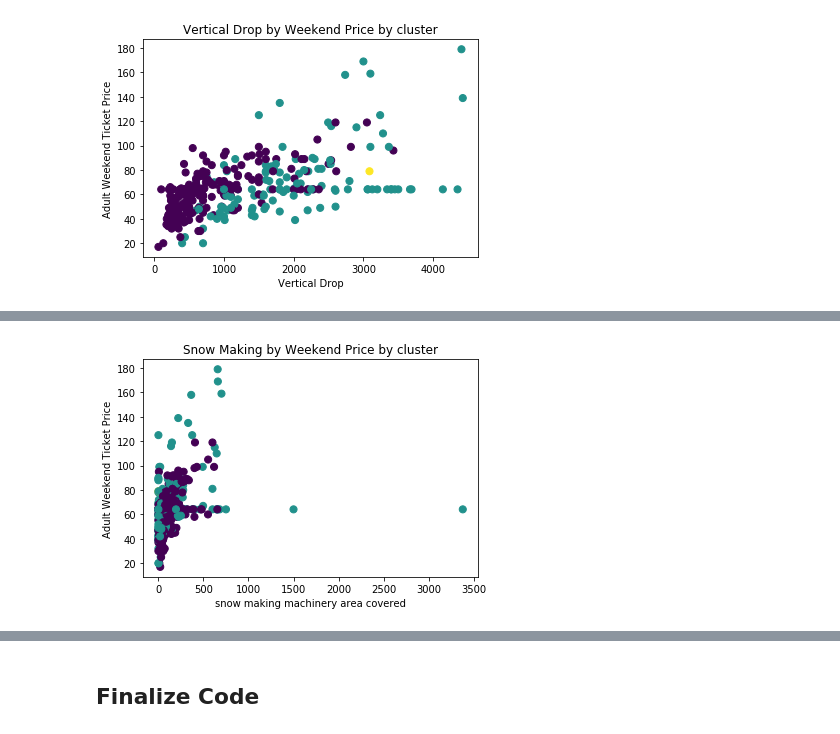
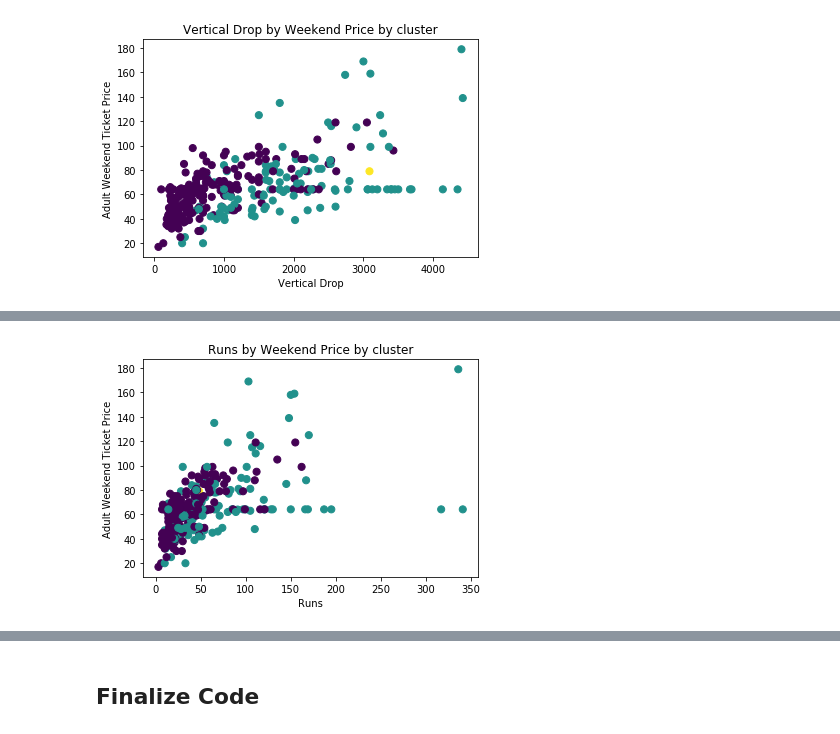
Before and after one commit to bauyrjanj/GuidedCapstone-1, a Jupyter notebook: Step6/GuidedCapstoneStep6HL.ipynb, the cells around one changed output, grey strips where cells are left out. Cells and saved outputs as stored; diff of their text form; code cells hidden in the pictures.

Commit message:
updated figures

```diff
--- a/Step6/GuidedCapstoneStep6HL.ipynb
+++ b/Step6/GuidedCapstoneStep6HL.ipynb
@@ -169,9 +217,9 @@ plt.savefig('figures/fig2.png',bbox_inches='tight')
 # %%
-plt.scatter(df['Snow Making_ac'], df['AdultWeekend'], c=df['clusters'], s=50, cmap='viridis', label ='clusters')
+plt.scatter(df['Runs'], df['AdultWeekend'], c=df['clusters'], s=50, cmap='viridis', label ='clusters')
 
-plt.xlabel('snow making machinery area covered')
+plt.xlabel('Runs')
 plt.ylabel('Adult Weekend Ticket Price')
-plt.title('Snow Making by Weekend Price by cluster')
-plt.savefig('figures/fig3.png',bbox_inches='tight')
+plt.title('Runs by Weekend Price by cluster')
+plt.savefig('figures/fig4.png',bbox_inches='tight')
 # %% [output]
-[figure, old version]
+[figure, new version]
```
Also changed, not shown: parts of 3 cells of this notebook.
